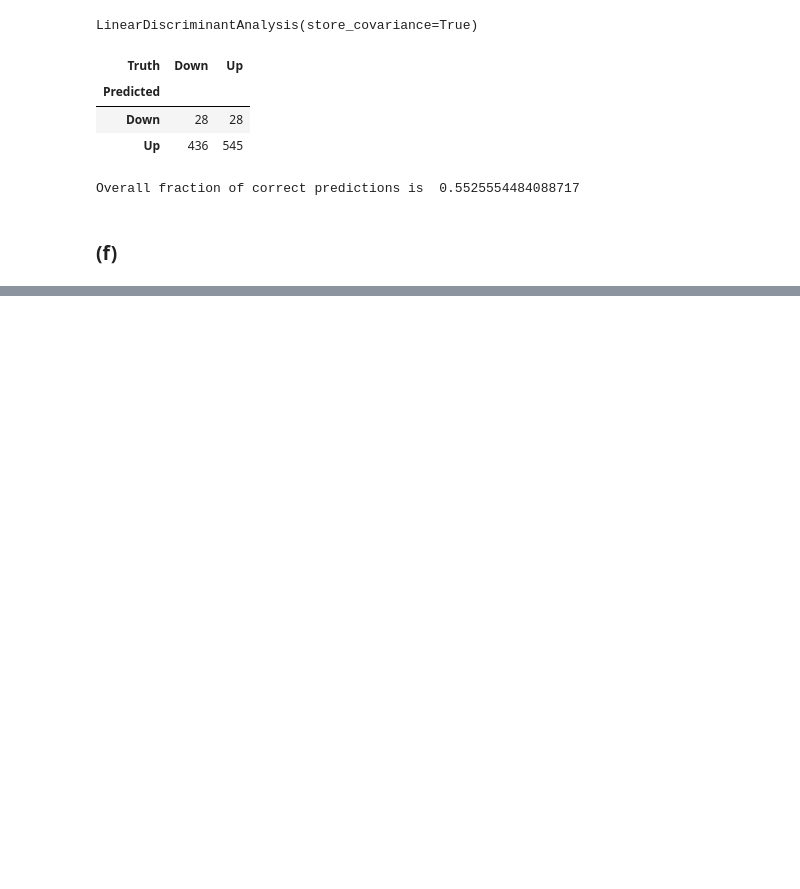
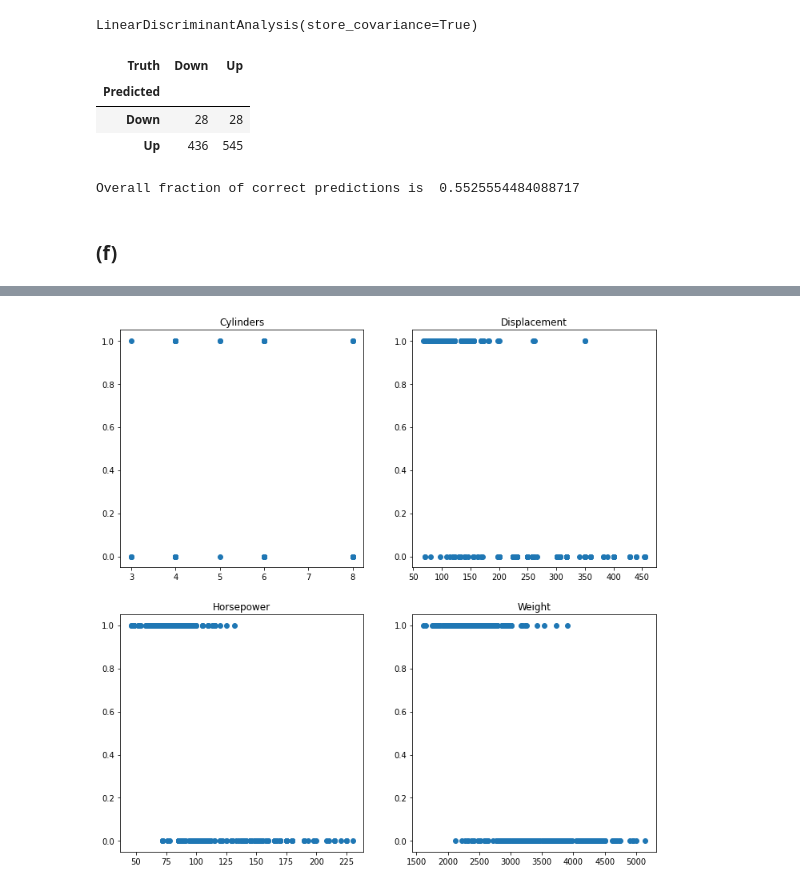
Before and after one commit to Mousavisp/ISLP-Exersises, a Jupyter notebook: Ch04.ipynb, the cells around one changed output, grey strips where cells are left out. Drawn from its saved outputs; the diff is of its cells as text; code cells hidden in the pictures; blank space fills up the shorter version.

```diff
--- a/Ch04.ipynb
+++ b/Ch04.ipynb
@@ -177,0 +289,15 @@ Overall fraction of correct predictions is  0.5525554484088717
+# %%
+fig, ax = plt.subplots(2,2,figsize=(12,12))
+
+ax[0,0].scatter(Auto.cylinders, Auto.mpg01)
+ax[0,0].set_title('Cylinders')
+ax[0,1].scatter(Auto.displacement, Auto.mpg01)
+ax[0,1].set_title('Displacement')
+ax[1,0].scatter(Auto.horsepower, Auto.mpg01)
+ax[1,0].set_title('Horsepower')
+ax[1,1].scatter(Auto.weight, Auto.mpg01)
+ax[1,1].set_title('Weight')
+
+plt.show()
+# %% [output]
+[figure, added]
```
Also changed, not shown: parts of 42 cells of this notebook.
